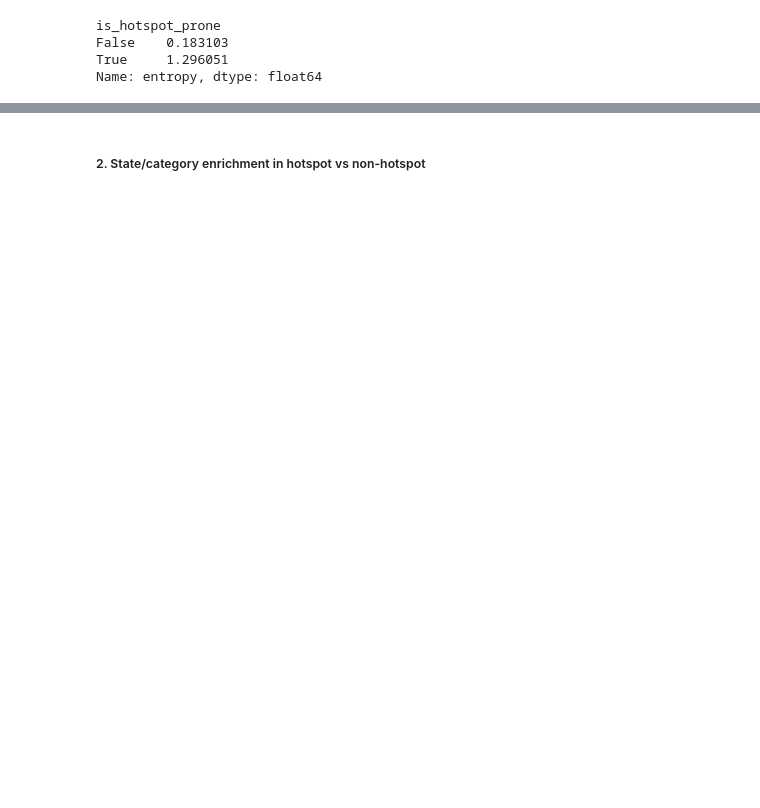
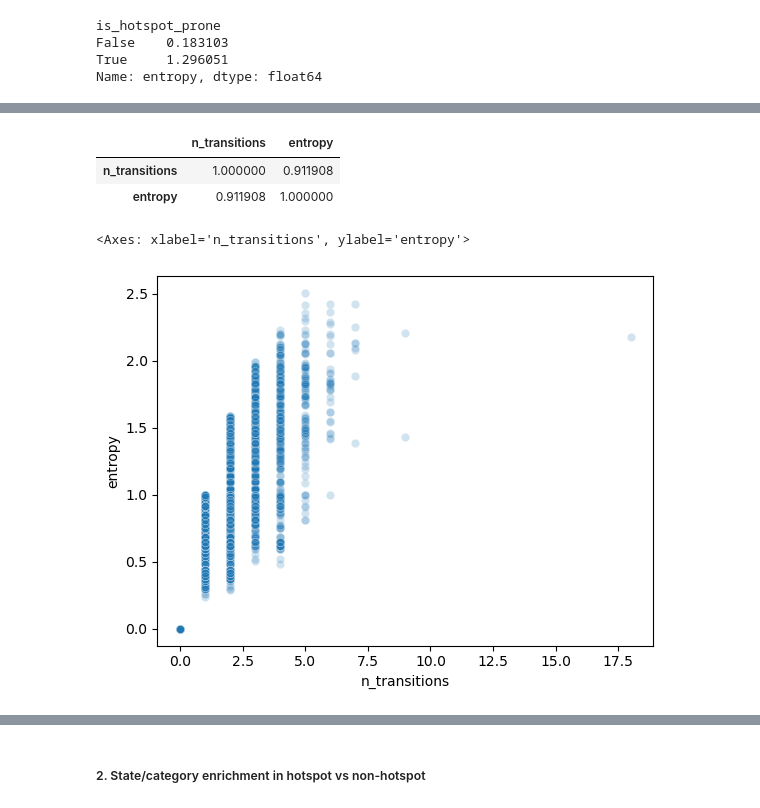
Before and after one commit to caocao0525/HERV, a Jupyter notebook: herv_all_hotspot_analysis.ipynb, the cells around one changed output, grey strips where cells are left out. Drawn from its saved outputs; the diff is of its cells as text; code cells hidden in the pictures; blank space fills up the shorter version.

```diff
--- a/herv_all_hotspot_analysis.ipynb
+++ b/herv_all_hotspot_analysis.ipynb
@@ -153,0 +223,16 @@ Name: entropy, dtype: float64
+# %%
+df[["n_transitions", "entropy"]].corr()
+# %% [output]
+|  | n_transitions | entropy |
+| n_transitions | 1.000000 | 0.911908 |
+| entropy | 0.911908 | 1.000000 |
+# %%
+sns.scatterplot(
+    data=df.sample(50000),
+    x="n_transitions",
+    y="entropy",
+    alpha=0.2
+)
+# %% [output]
+<Axes: xlabel='n_transitions', ylabel='entropy'>
+[figure, added]
```
Also changed, not shown: parts of 18 cells of this notebook.
